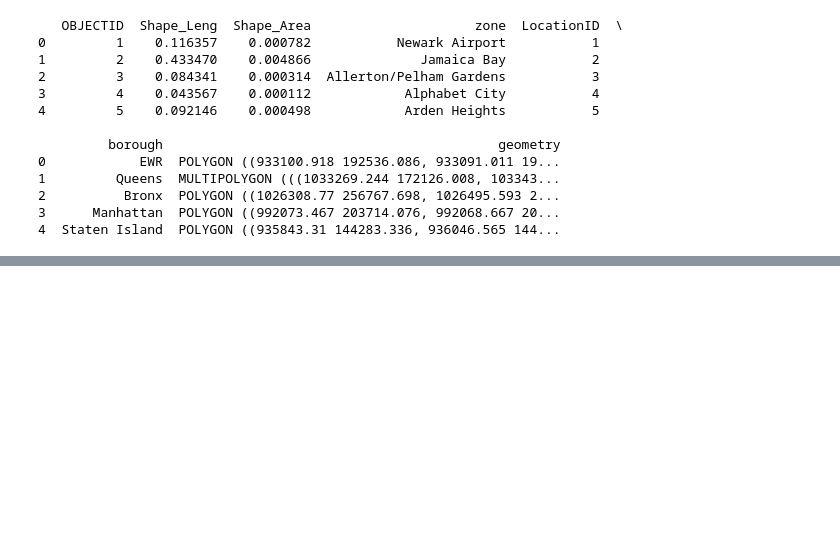
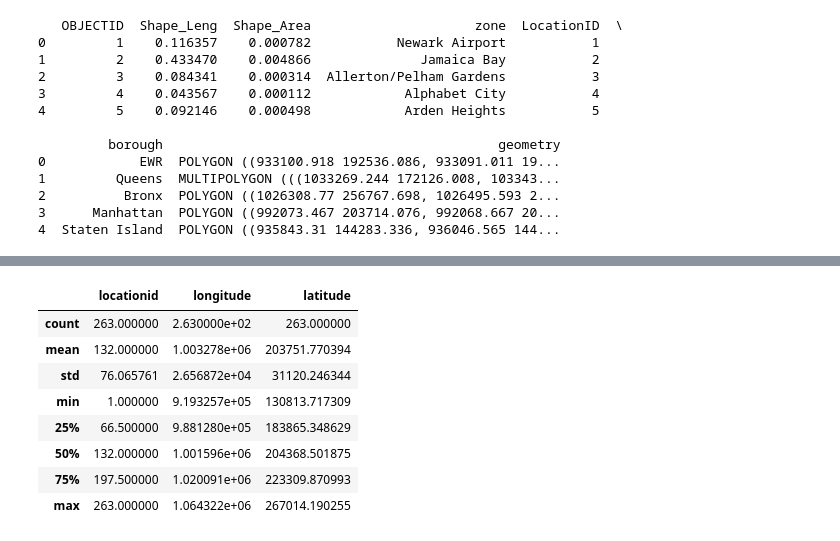
Before and after one commit to HemachandraKolisetty/nyc_taxi_analysis, a Jupyter notebook: scratch.ipynb, the cells around one changed output, grey strips where cells are left out. Saved outputs shown, nothing was run; the diff lists cells and outputs as text; code cells hidden in the pictures; blank space fills up the shorter version.

```diff
--- a/scratch.ipynb
+++ b/scratch.ipynb
@@ -299,0 +365,12 @@ zones['latitude'] = zones['geometry'].centroid.y
+# %%
+locations.describe()
+# %% [output]
+|  | locationid | longitude | latitude |
+| count | 263.000000 | 2.630000e+02 | 263.000000 |
+| mean | 132.000000 | 1.003278e+06 | 203751.770394 |
+| std | 76.065761 | 2.656872e+04 | 31120.246344 |
+| min | 1.000000 | 9.193257e+05 | 130813.717309 |
+| 25% | 66.500000 | 9.881280e+05 | 183865.348629 |
+| 50% | 132.000000 | 1.001596e+06 | 204368.501875 |
+| 75% | 197.500000 | 1.020091e+06 | 223309.870993 |
+| max | 263.000000 | 1.064322e+06 | 267014.190255 |
```
Also changed, not shown: parts of 14 cells of this notebook.
